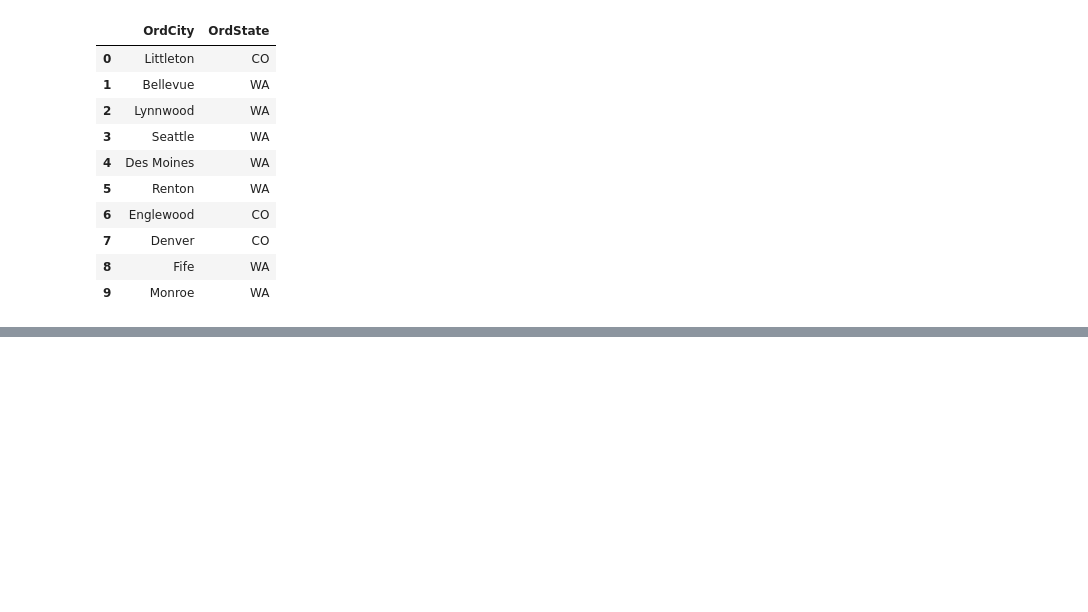
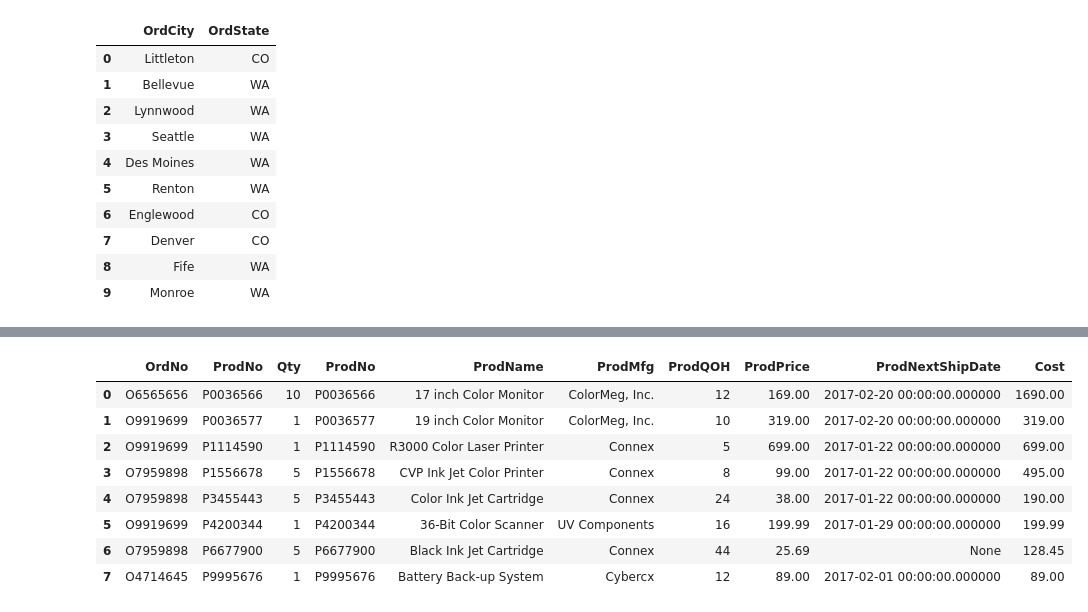
Before and after one commit to Nahidvv/hello-world, a Jupyter notebook: ReviewMidterm.ipynb, the cells around one changed output, grey strips where cells are left out. Drawn from its saved outputs; the diff is of its cells as text; code cells hidden in the pictures; blank space fills up the shorter version.

```diff
--- a/ReviewMidterm.ipynb
+++ b/ReviewMidterm.ipynb
@@ -450,0 +276,10 @@ Q32
+# %%
+#Query 14. List products that have highest and lowest price
+txt='''
+Select *
+From Product
+Where ProdPrice = ( Select Max(ProdPrice) From Product) OR
+ProdPrice= (Select Min(ProdPrice) From Product)
+'''
+Q14 =  psql.sqldf(txt)
+Q14
@@ -450,0 +351,23 @@ Q32
+# %%
+#ASC-Ascending-1-A to Z-Default-if ASC or DESC is absent in order by, it is assumed as ASC
+#DESC-Descending-Z to A
+#Query 18-#List all columns of the Product table for products costing more than $50. Order the result by product manufacturer (ProdMfg) and product name by descending order.
+txt='''
+Select *, (ProdPrice*Qty) as Cost
+From OrdLine inner join Product on OrdLine.ProdNo=Product.ProdNo
+Group By Product.ProdNo
+Having Cost > 50
+Order By  ProdMfg and ProdName Desc
+'''
+Q18 =  psql.sqldf(txt)
+Q18
+# %% [output]
+|  | OrdNo | ProdNo | Qty | ProdNo | ProdName | ProdMfg | ProdQOH | ProdPrice | ProdNextShipDate | Cost |
+| 0 | O6565656 | P0036566 | 10 | P0036566 | 17 inch Color Monitor | ColorMeg, Inc. | 12 | 169.00 | 2017-02-20 00:00:00.000000 | 1690.00 |
+| 1 | O9919699 | P0036577 | 1 | P0036577 | 19 inch Color Monitor | ColorMeg, Inc. | 10 | 319.00 | 2017-02-20 00:00:00.000000 | 319.00 |
+| 2 | O9919699 | P1114590 | 1 | P1114590 | R3000 Color Laser Printer | Connex | 5 | 699.00 | 2017-01-22 00:00:00.000000 | 699.00 |
+| 3 | O7959898 | P1556678 | 5 | P1556678 | CVP Ink Jet Color Printer | Connex | 8 | 99.00 | 2017-01-22 00:00:00.000000 | 495.00 |
+| 4 | O7959898 | P3455443 | 5 | P3455443 | Color Ink Jet Cartridge | Connex | 24 | 38.00 | 2017-01-22 00:00:00.000000 | 190.00 |
+| 5 | O9919699 | P4200344 | 1 | P4200344 | 36-Bit Color Scanner | UV Components | 16 | 199.99 | 2017-01-29 00:00:00.000000 | 199.99 |
+| 6 | O7959898 | P6677900 | 5 | P6677900 | Black Ink Jet Cartridge | Connex | 44 | 25.69 | None | 128.45 |
+| 7 | O4714645 | P9995676 | 1 | P9995676 | Battery Back-up System | Cybercx | 12 | 89.00 | 2017-02-01 00:00:00.000000 | 89.00 |
```
Also changed, not shown: parts of 58 cells of this notebook.
